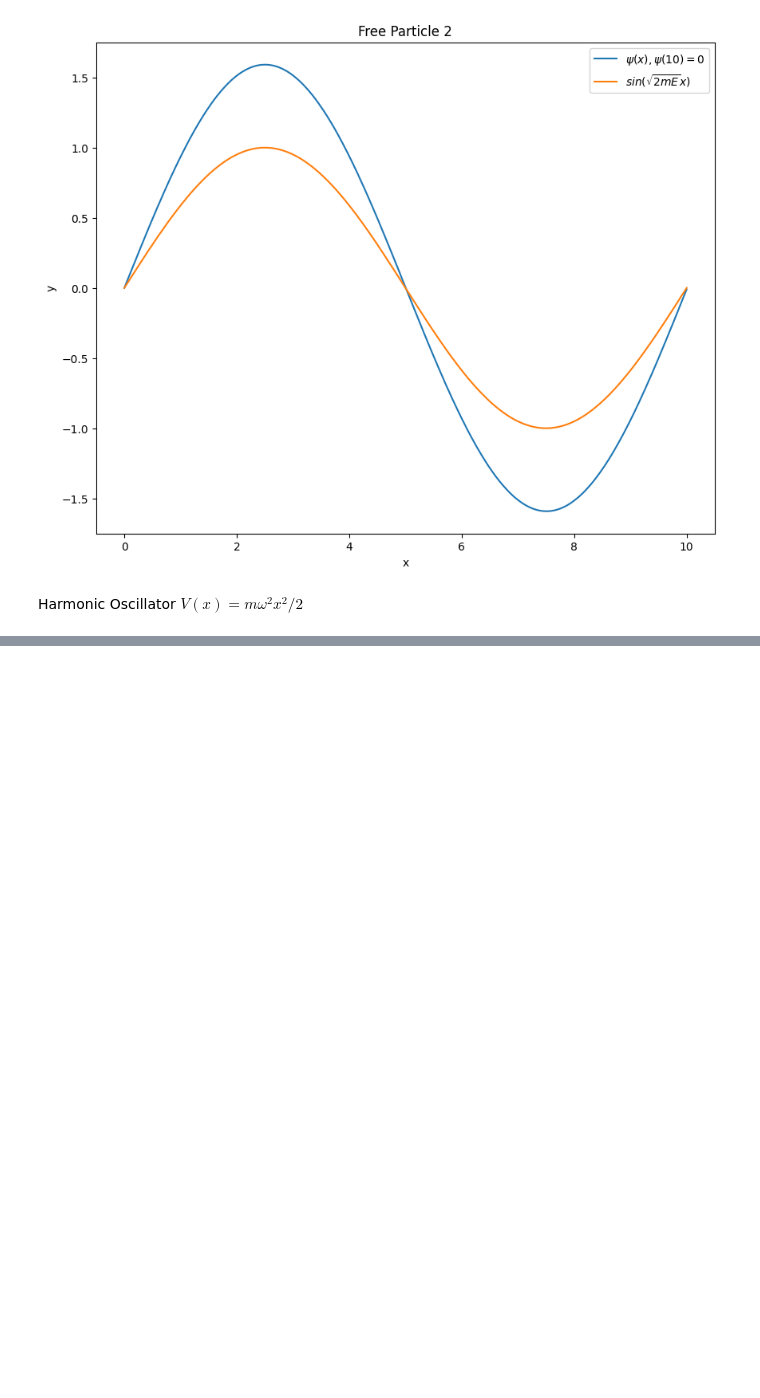
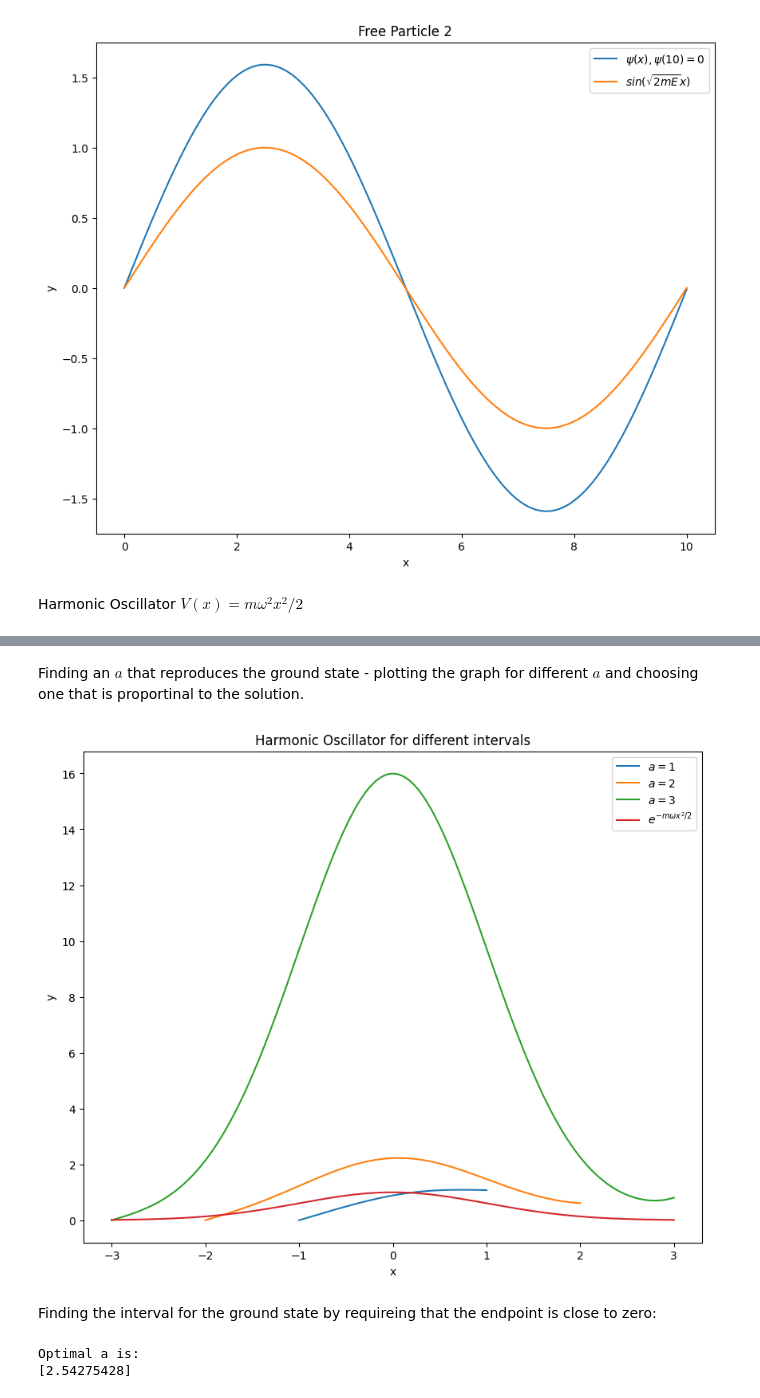
Before and after one commit to HannaKarwowska/HW2-Numerical-Methods, a Jupyter notebook: HW2.ipynb, the cells around one changed output, grey strips where cells are left out. Drawn from its saved outputs; the diff is of its cells as text; code cells hidden in the pictures; blank space fills up the shorter version.

```diff
--- a/HW2.ipynb
+++ b/HW2.ipynb
@@ -128,0 +154,36 @@ Harmonic Oscillator $V(x)=m\omega^2 x^2/2 $
+# %% [markdown]
+Finding an $a$ that reproduces the ground state - plotting the graph for different $a$ and choosing one that is proportinal to the solution.
+# %%
+fig,ax = plt.subplots(figsize=(10, 8))
+for a_start in range(1,4):
+    X4,dP4,P4 = RK4_solver(psi_a,d_psi_a,-a_start,a_start,V2,E_0,m)
+    ax.plot(X4,P4, label = f"$a = {a_start}$")
+    if a_start == 3:
+        Y4 = np.e**(-m * w* X4**2 /2)
+        ax.plot(X4,Y4, label = "$e^{{-m \omega x^2/2}}$")
+ax.set_xlabel("x")
+ax.set_ylabel("y")
+ax.set_title("Harmonic Oscillator for different intervals")
+ax.legend()
+plt.savefig("harmonic_oscillator_2.png")
+plt.show()
+# %% [output]
+[figure, added]
+# %% [markdown]
+Finding the interval for the ground state by requireing that the endpoint is close to zero:
+# %%
+a_boundary = np.linspace(1,10,10000)
+stored_final_values = np.zeros(len(a_boundary))
+
+for i in range(0,len(stored_final_values)):
+    X5,dP5,P5 = RK4_solver(psi_a,d_psi_a,-a_boundary[i],a_boundary[i],V2,E_0,m)
+    stored_final_values[i] = P5[-1]
+
+solution = min(stored_final_values)
+coordinate = np.where(stored_final_values == solution)
+optimal_a = a_boundary[coordinate]
+print("Optimal a is:")
+print(optimal_a)
+# %% [output]
+Optimal a is:
+[2.54275428]
```
Also changed, not shown: parts of 4 cells of this notebook, 3 other files.
